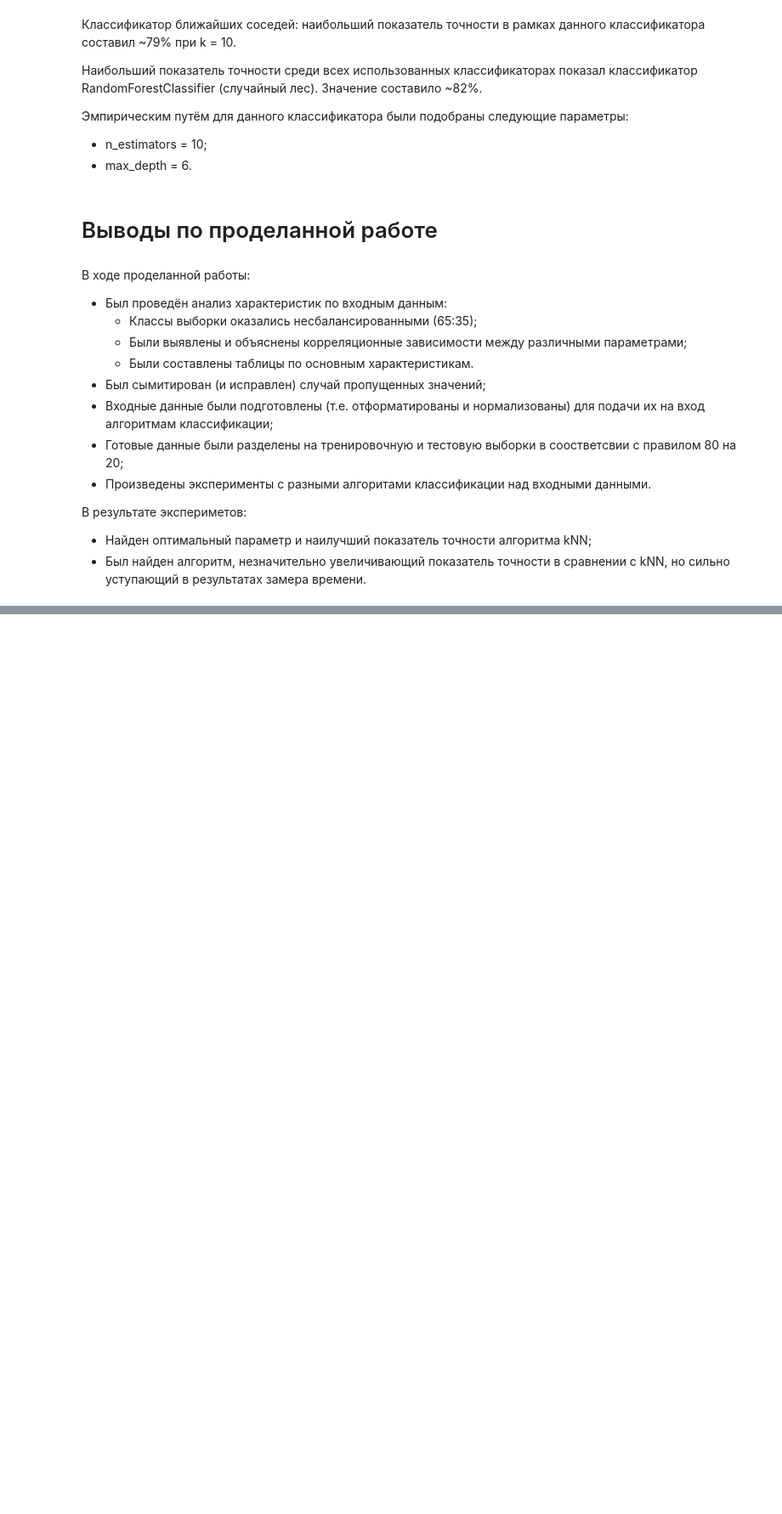
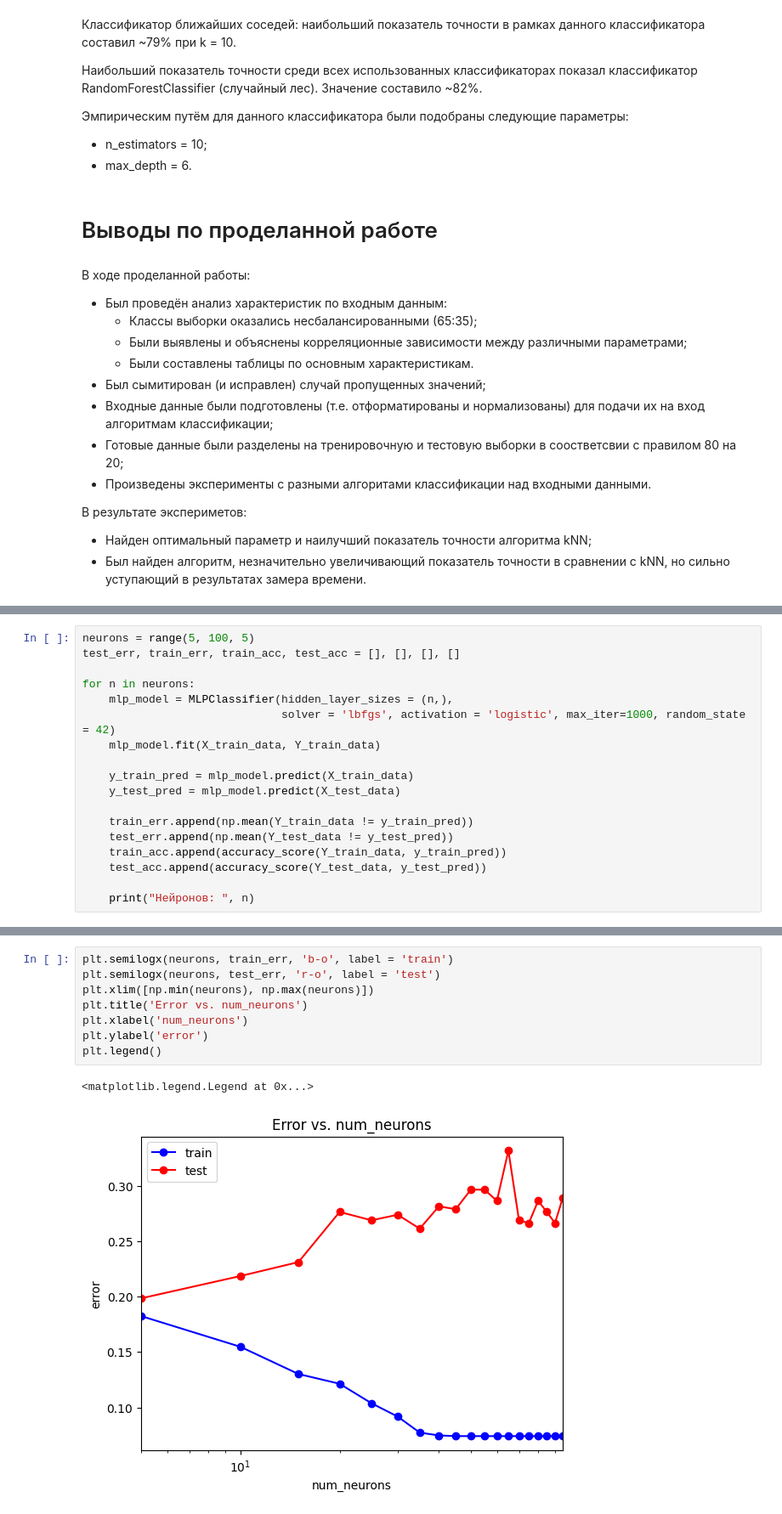
Before and after one commit to megarungle/ml_2022, a Jupyter notebook: MLlab.ipynb, the cells around one changed output, grey strips where cells are left out. Shown: that part at 85% size. Cells and saved outputs as stored; diff of their text form; blank space fills up the shorter version.

```diff
--- a/MLlab.ipynb
+++ b/MLlab.ipynb
@@ -569,0 +586,18 @@ Wall time: 21 ms
+# %%
+neurons = range(5, 100, 5)
+test_err, train_err, train_acc, test_acc = [], [], [], []
+
+for n in neurons:
+    mlp_model = MLPClassifier(hidden_layer_sizes = (n,),
+                              solver = 'lbfgs', activation = 'logistic', max_iter=1000, random_state = 42)
+    mlp_model.fit(X_train_data, Y_train_data)
+
+    y_train_pred = mlp_model.predict(X_train_data)
+    y_test_pred = mlp_model.predict(X_test_data)
+
+    train_err.append(np.mean(Y_train_data != y_train_pred))
+    test_err.append(np.mean(Y_test_data != y_test_pred))
+    train_acc.append(accuracy_score(Y_train_data, y_train_pred))
+    test_acc.append(accuracy_score(Y_test_data, y_test_pred))
+
+    print("Нейронов: ", n)
@@ -569,0 +624,11 @@ Wall time: 21 ms
+# %%
+plt.semilogx(neurons, train_err, 'b-o', label = 'train')
+plt.semilogx(neurons, test_err, 'r-o', label = 'test')
+plt.xlim([np.min(neurons), np.max(neurons)])
+plt.title('Error vs. num_neurons')
+plt.xlabel('num_neurons')
+plt.ylabel('error')
+plt.legend()
+# %% [output]
+<matplotlib.legend.Legend at 0x...>
+[figure, added]
```
Also changed, not shown: parts of 47 cells of this notebook.
